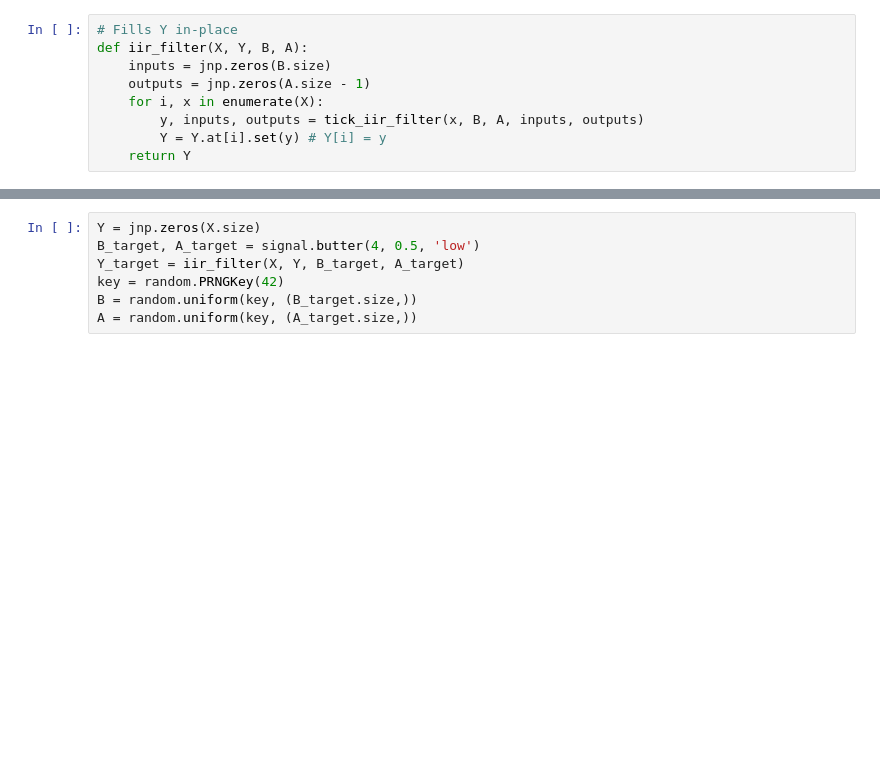
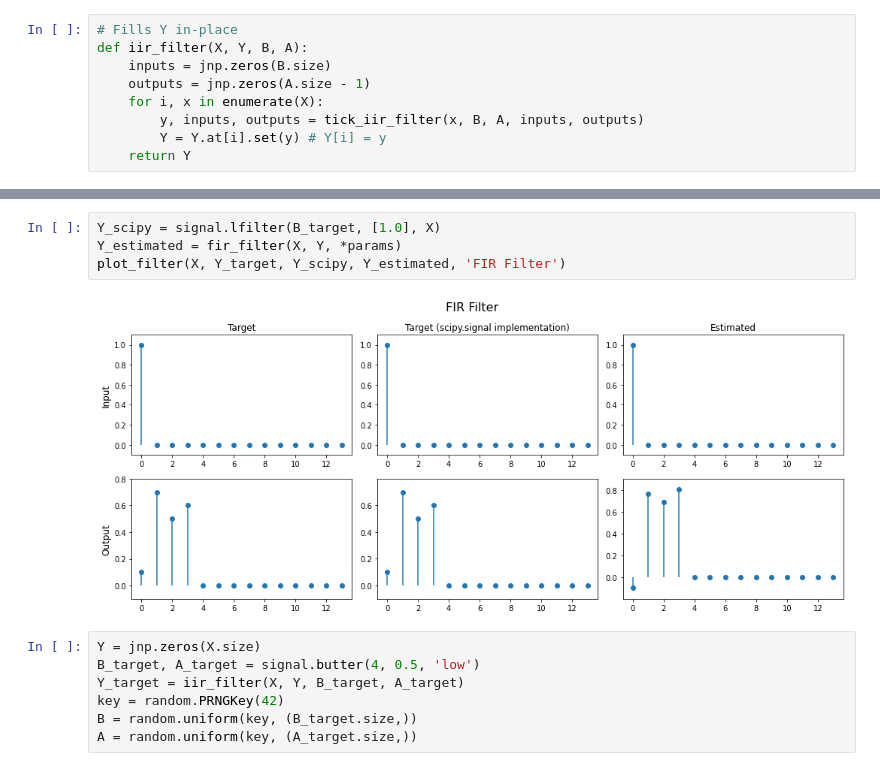
Before and after one commit to khiner/jaxdsp, a Jupyter notebook: jax_audio_experiments.ipynb, the cells around one changed output, grey strips where cells are left out. Drawn from its saved outputs; the diff is of its cells as text; blank space fills up the shorter version.

```diff
--- a/jax_audio_experiments.ipynb
+++ b/jax_audio_experiments.ipynb
@@ -167,3 +157,9 @@ def loss_iir(params, X, Y, Y_target):
+# %%
+Y_scipy = signal.lfilter(B_target, [1.0], X)
+Y_estimated = fir_filter(X, Y, *params)
+plot_filter(X, Y_target, Y_scipy, Y_estimated, 'FIR Filter')
+# %% [output]
+[figure, added]
 # %%
 Y = jnp.zeros(X.size)
 B_target, A_target = signal.butter(4, 0.5, 'low')
```
Also changed, not shown: parts of 17 cells of this notebook.
